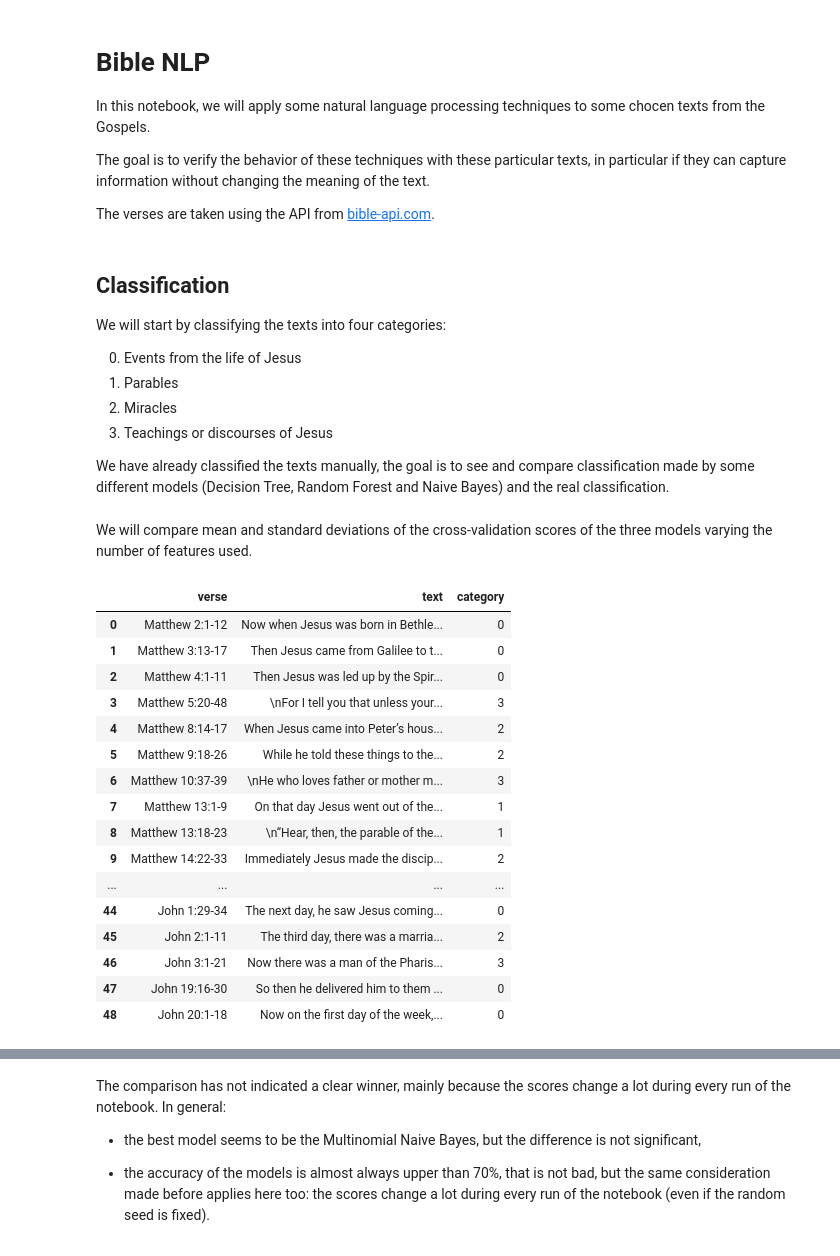
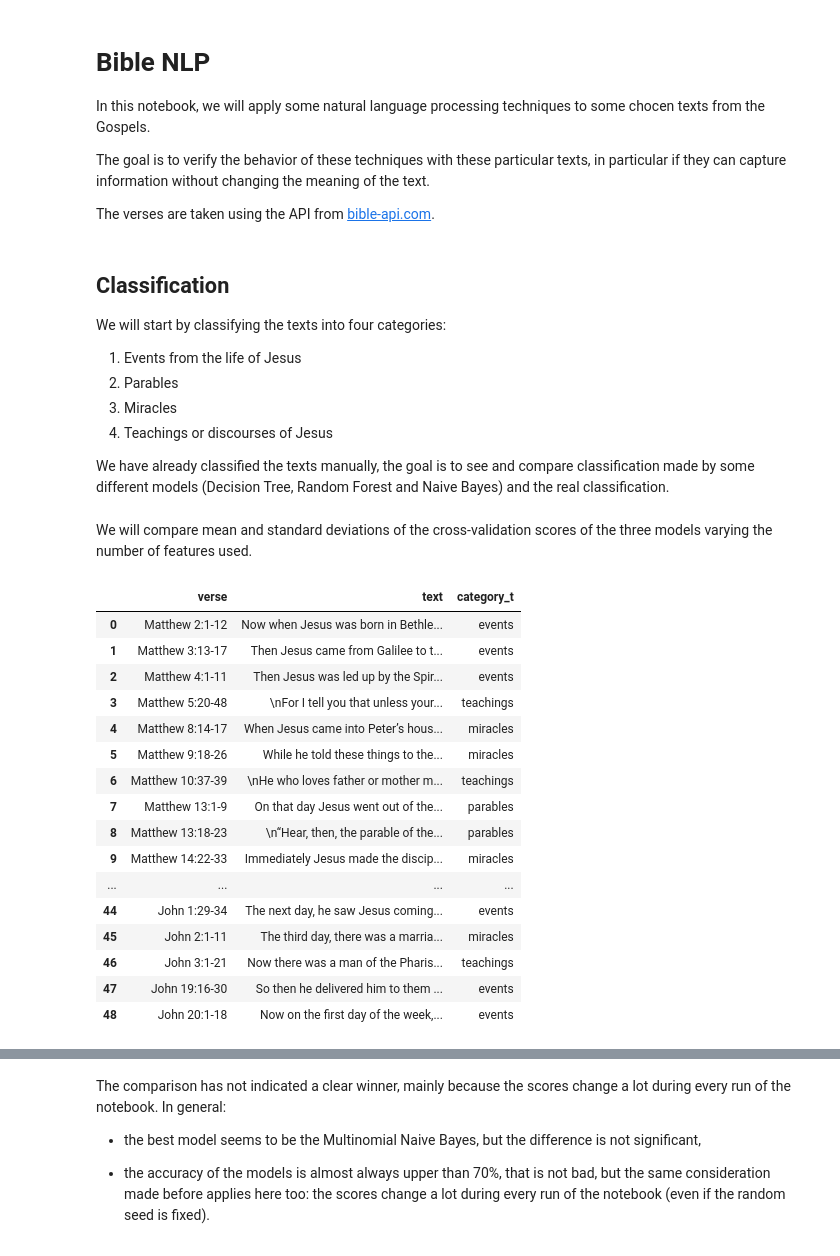
Before and after one commit to rik1599/advanced-data-science-2023, a Jupyter notebook: bible-nlp/bible-nlp.ipynb, the cells around one changed output, grey strips where cells are left out. Cells and saved outputs as stored; diff of their text form; code cells hidden in the pictures.

```diff
--- a/bible-nlp/bible-nlp.ipynb
+++ b/bible-nlp/bible-nlp.ipynb
@@ -43,10 +43,10 @@ def load_data(verses):
 
 We will start by classifying the texts into four categories:
 
-0. Events from the life of Jesus
-1. Parables
-2. Miracles
-3. Teachings or discourses of Jesus
+1. Events from the life of Jesus
+2. Parables
+3. Miracles
+4. Teachings or discourses of Jesus
 
 We have already classified the texts manually, the goal is to see and compare classification made by some different models (Decision Tree, Random Forest and Naive Bayes) and the real classification.
 # %%
@@ -188,29 +188,31 @@ We will compare mean and standard deviations of the cross-validation scores of t
 # %%
 import os
 
 if not os.path.exists('data/classification_verses.csv'):
     classification_verses()
 
 verses_df = pd.read_csv('data/classification_verses.csv')
-verses_df
+verses_df['category_t'] = verses_df['category'].apply(lambda x: list(categories.keys())[x])
+
+verses_df[['verse', 'text', 'category_t']]
 # %% [output]
-|  | verse | text | category |
-| 0 | Matthew 2:1-12 | Now when Jesus was born in Bethle... | 0 |
-| 1 | Matthew 3:13-17 | Then Jesus came from Galilee to t... | 0 |
-| 2 | Matthew 4:1-11 | Then Jesus was led up by the Spir... | 0 |
-| 3 | Matthew 5:20-48 | \nFor I tell you that unless your... | 3 |
-| 4 | Matthew 8:14-17 | When Jesus came into Peter’s hous... | 2 |
-| 5 | Matthew 9:18-26 | While he told these things to the... | 2 |
-| 6 | Matthew 10:37-39 | \nHe who loves father or mother m... | 3 |
-| 7 | Matthew 13:1-9 | On that day Jesus went out of the... | 1 |
-| 8 | Matthew 13:18-23 | \n“Hear, then, the parable of the... | 1 |
-| 9 | Matthew 14:22-33 | Immediately Jesus made the discip... | 2 |
+|  | verse | text | category_t |
+| 0 | Matthew 2:1-12 | Now when Jesus was born in Bethle... | events |
+| 1 | Matthew 3:13-17 | Then Jesus came from Galilee to t... | events |
+| 2 | Matthew 4:1-11 | Then Jesus was led up by the Spir... | events |
+| 3 | Matthew 5:20-48 | \nFor I tell you that unless your... | teachings |
+| 4 | Matthew 8:14-17 | When Jesus came into Peter’s hous... | miracles |
+| 5 | Matthew 9:18-26 | While he told these things to the... | miracles |
+| 6 | Matthew 10:37-39 | \nHe who loves father or mother m... | teachings |
+| 7 | Matthew 13:1-9 | On that day Jesus went out of the... | parables |
+| 8 | Matthew 13:18-23 | \n“Hear, then, the parable of the... | parables |
+| 9 | Matthew 14:22-33 | Immediately Jesus made the discip... | miracles |
 | ... | ... | ... | ... |
-| 44 | John 1:29-34 | The next day, he saw Jesus coming... | 0 |
-| 45 | John 2:1-11 | The third day, there was a marria... | 2 |
-| 46 | John 3:1-21 | Now there was a man of the Pharis... | 3 |
-| 47 | John 19:16-30 | So then he delivered him to them ... | 0 |
-| 48 | John 20:1-18 | Now on the first day of the week,... | 0 |
+| 44 | John 1:29-34 | The next day, he saw Jesus coming... | events |
+| 45 | John 2:1-11 | The third day, there was a marria... | miracles |
+| 46 | John 3:1-21 | Now there was a man of the Pharis... | teachings |
+| 47 | John 19:16-30 | So then he delivered him to them ... | events |
+| 48 | John 20:1-18 | Now on the first day of the week,... | events |
 # %%
 verses_df['tokens'] = verses_df['text'].apply(preprocess, n=3)
 
```
Also changed, not shown: parts of 4 cells of this notebook, 1 other file.
